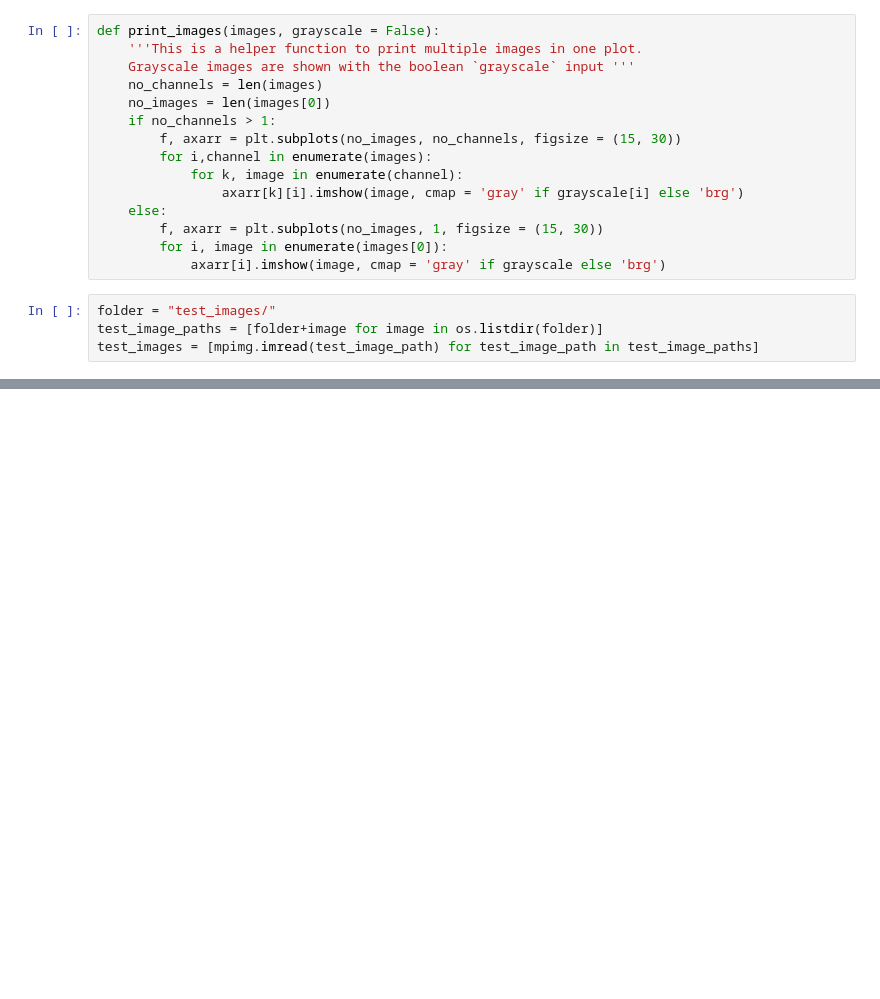
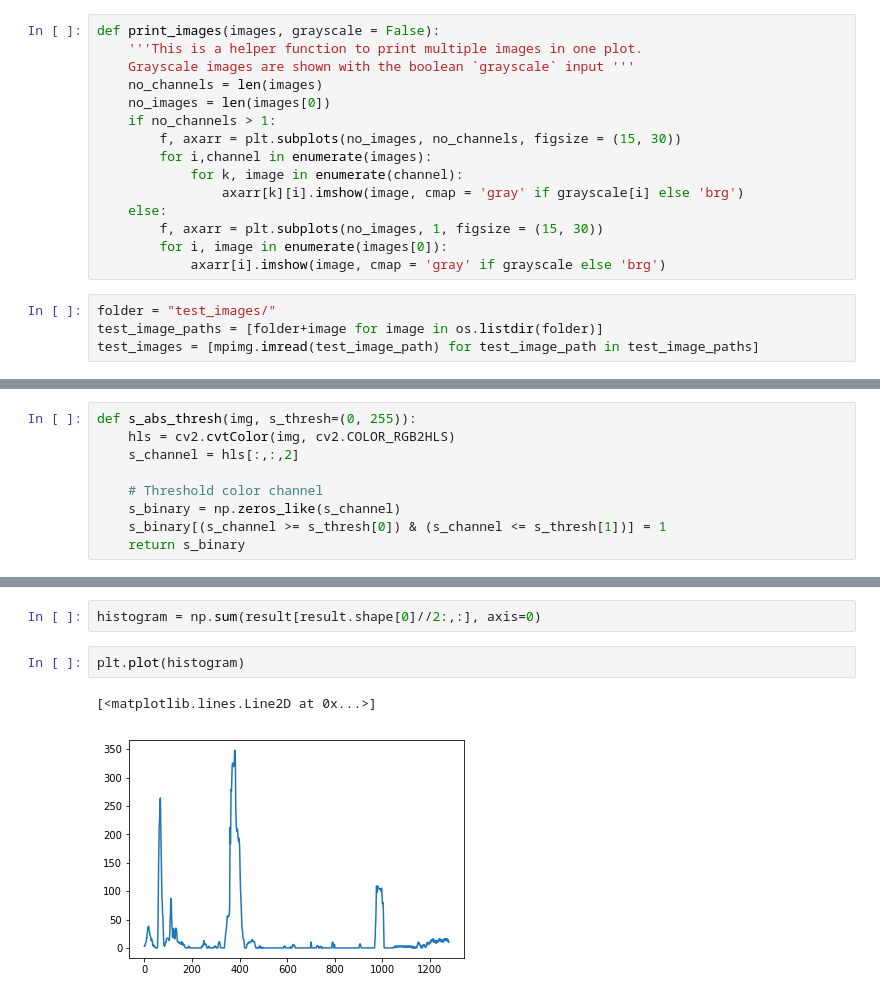
Before and after one commit to AlZi-88/SDCE_AdvancedLaneLine, a Jupyter notebook: Advanced Lane Line Detection Project.ipynb, the cells around one changed output, grey strips where cells are left out. Cells and saved outputs as stored; diff of their text form; blank space fills up the shorter version.

```diff
--- a/Advanced Lane Line Detection Project.ipynb
+++ b/Advanced Lane Line Detection Project.ipynb
@@ -106,0 +170,9 @@ print_images([test_images])
+# %%
+def s_abs_thresh(img, s_thresh=(0, 255)):
+    hls = cv2.cvtColor(img, cv2.COLOR_RGB2HLS)
+    s_channel = hls[:,:,2]
+
+    # Threshold color channel
+    s_binary = np.zeros_like(s_channel)
+    s_binary[(s_channel >= s_thresh[0]) & (s_channel <= s_thresh[1])] = 1
+    return s_binary
@@ -106,0 +272,7 @@ print_images([test_images])
+# %%
+histogram = np.sum(result[result.shape[0]//2:,:], axis=0)
+# %%
+plt.plot(histogram)
+# %% [output]
+[<matplotlib.lines.Line2D at 0x...>]
+[figure, added]
```
Also changed, not shown: parts of 24 cells of this notebook.
